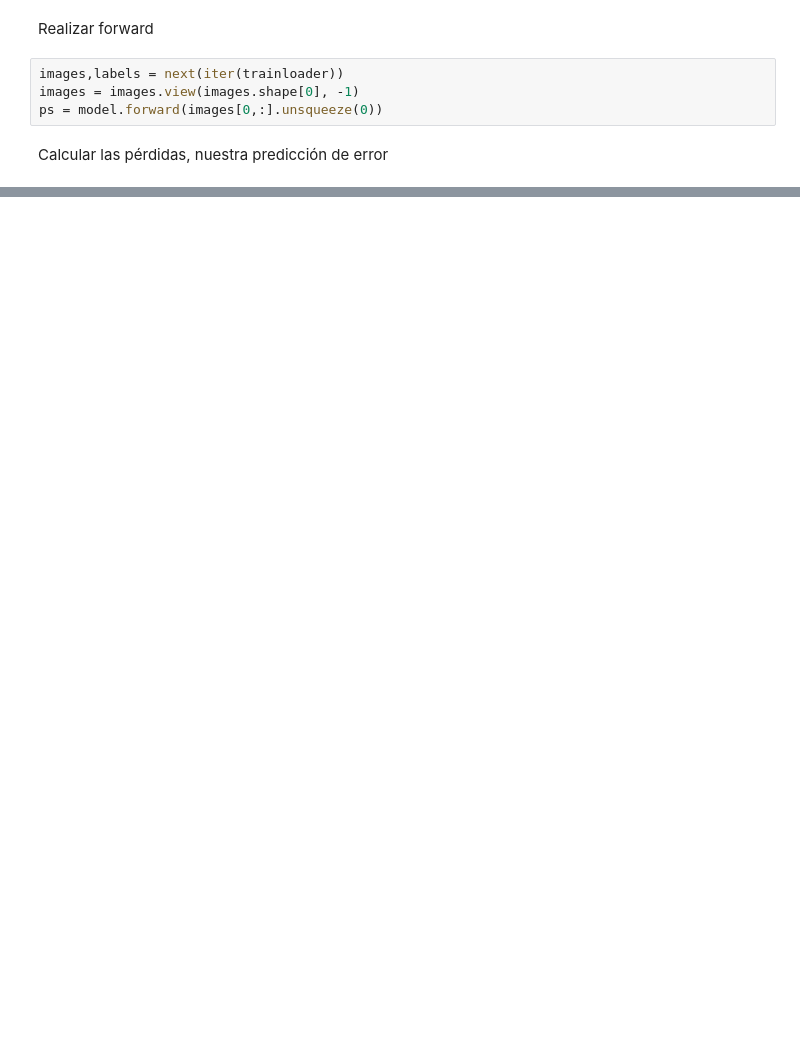
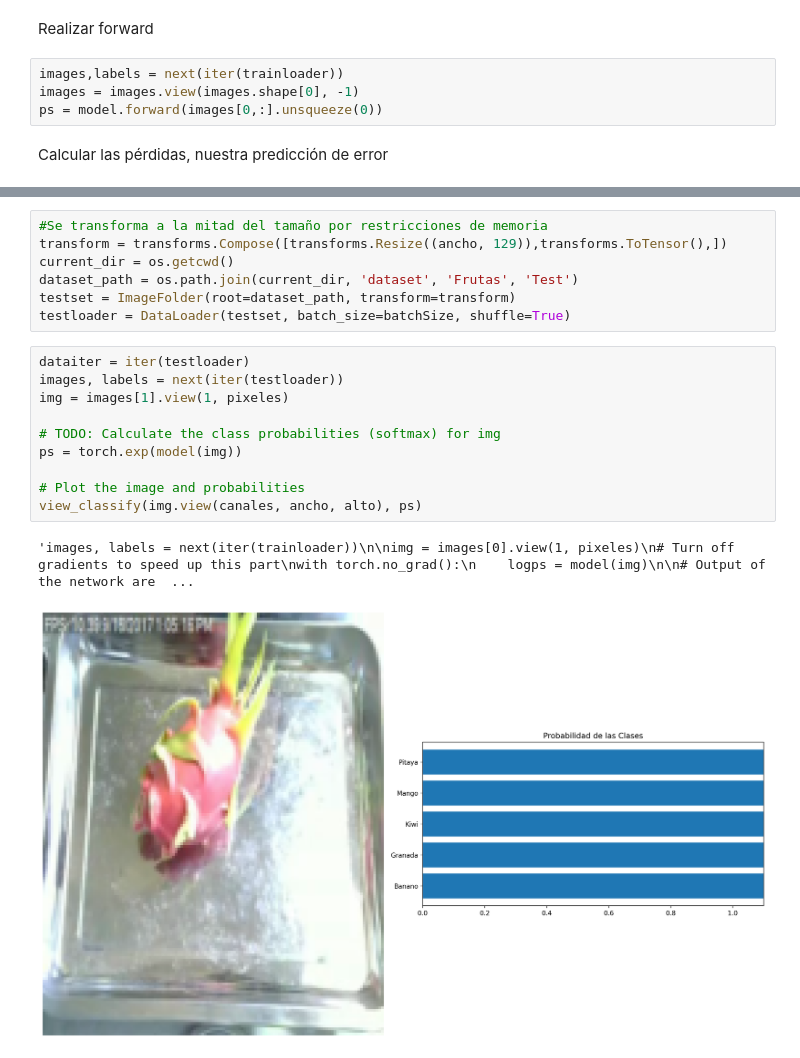
Before and after one commit to AngieJoya99/ProyectoSimulacion, a Jupyter notebook: Control 2.ipynb, the cells around one changed output, grey strips where cells are left out. Drawn from its saved outputs; the diff is of its cells as text; blank space fills up the shorter version.

```diff
--- a/Control 2.ipynb
+++ b/Control 2.ipynb
@@ -162,0 +268,20 @@ tensor(-0.2007, grad_fn=<NllLossBackward0>)
+# %%
+#Se transforma a la mitad del tamaño por restricciones de memoria
+transform = transforms.Compose([transforms.Resize((ancho, 129)),transforms.ToTensor(),])
+current_dir = os.getcwd()
+dataset_path = os.path.join(current_dir, 'dataset', 'Frutas', 'Test')
+testset = ImageFolder(root=dataset_path, transform=transform)
+testloader = DataLoader(testset, batch_size=batchSize, shuffle=True)
+# %%
+dataiter = iter(testloader)
+images, labels = next(iter(testloader))
+img = images[1].view(1, pixeles)
+
+# TODO: Calculate the class probabilities (softmax) for img
+ps = torch.exp(model(img))
+
+# Plot the image and probabilities
+view_classify(img.view(canales, ancho, alto), ps)
+# %% [output]
+'images, labels = next(iter(trainloader))\n\nimg = images[0].view(1, pixeles)\n# Turn off gradients to speed up this part\nwith torch.no_grad():\n    logps = model(img)\n\n# Output of the network are  ...
+[figure, added]
```
Also changed, not shown: parts of 16 cells of this notebook, 4 other files.
